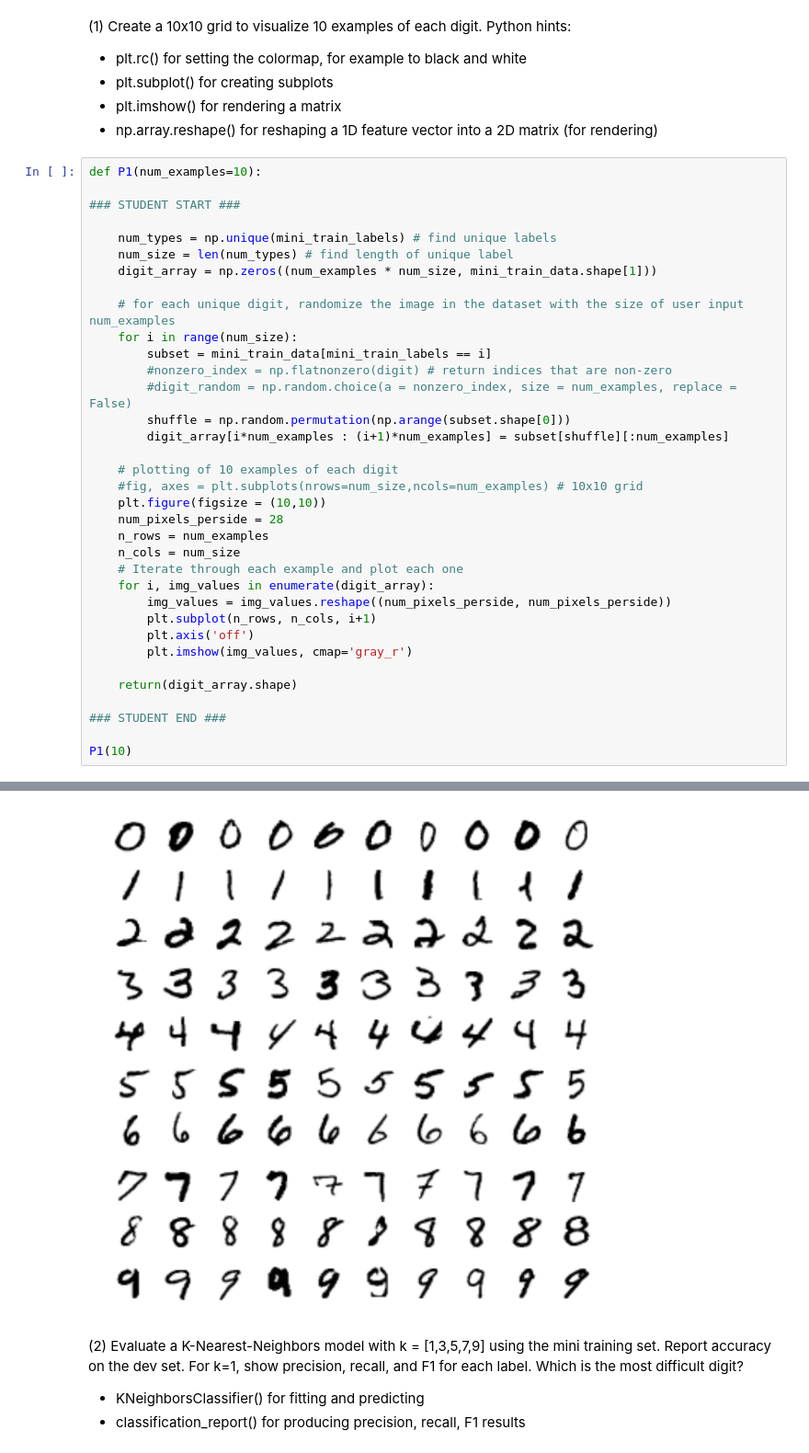
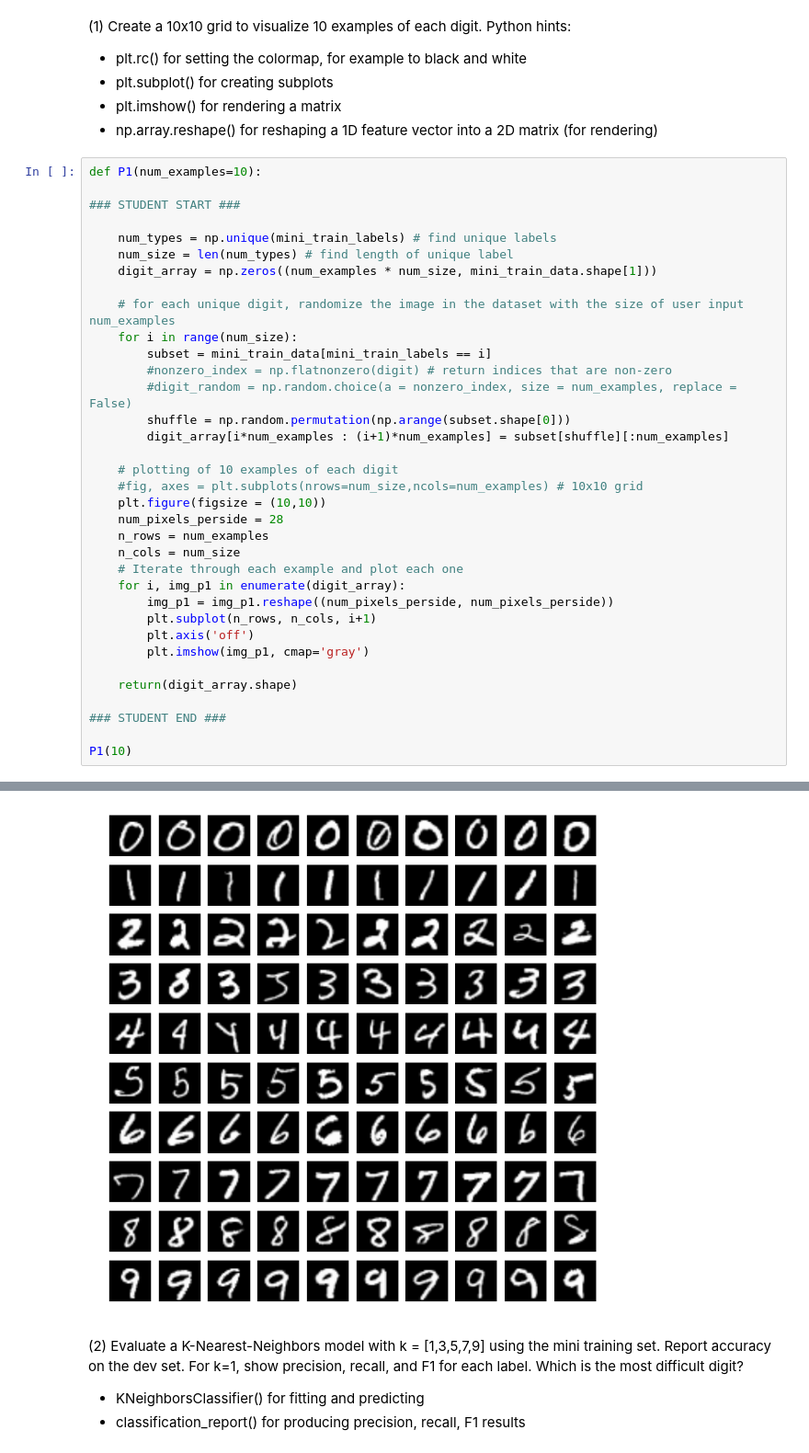
Before and after one commit to jjpeh/W207, a Jupyter notebook: Project/Project1/JunJun_Peh_p1.ipynb, the cells around one changed output, grey strips where cells are left out. Shown at 92% size. Saved outputs shown, nothing was run; the diff lists cells and outputs as text.

```diff
--- a/Project/Project1/JunJun_Peh_p1.ipynb
+++ b/Project/Project1/JunJun_Peh_p1.ipynb
@@ -81,37 +81,37 @@ def P1(num_examples=10):
 
     num_types = np.unique(mini_train_labels) # find unique labels
     num_size = len(num_types) # find length of unique label
     digit_array = np.zeros((num_examples * num_size, mini_train_data.shape[1]))
 
     # for each unique digit, randomize the image in the dataset with the size of user input num_examples
     for i in range(num_size):
         subset = mini_train_data[mini_train_labels == i]
         #nonzero_index = np.flatnonzero(digit) # return indices that are non-zero
         #digit_random = np.random.choice(a = nonzero_index, size = num_examples, replace = False)
         shuffle = np.random.permutation(np.arange(subset.shape[0]))
         digit_array[i*num_examples : (i+1)*num_examples] = subset[shuffle][:num_examples]
 
     # plotting of 10 examples of each digit
     #fig, axes = plt.subplots(nrows=num_size,ncols=num_examples) # 10x10 grid
     plt.figure(figsize = (10,10))
     num_pixels_perside = 28
     n_rows = num_examples
     n_cols = num_size
     # Iterate through each example and plot each one
-    for i, img_values in enumerate(digit_array):
-        img_values = img_values.reshape((num_pixels_perside, num_pixels_perside))
+    for i, img_p1 in enumerate(digit_array):
+        img_p1 = img_p1.reshape((num_pixels_perside, num_pixels_perside))
         plt.subplot(n_rows, n_cols, i+1)
         plt.axis('off')
-        plt.imshow(img_values, cmap='gray_r')
+        plt.imshow(img_p1, cmap='gray')
 
     return(digit_array.shape)
 
 ### STUDENT END ###
 
 P1(10)
 # %% [output]
 (100, 784)
-[figure, old version]
+[figure, new version]
 # %% [markdown]
 (2) Evaluate a K-Nearest-Neighbors model with k = [1,3,5,7,9] using the mini training set. Report accuracy on the dev set. For k=1, show precision, recall, and F1 for each label. Which is the most difficult digit?
 
```
Also changed, not shown: parts of 8 cells of this notebook.
